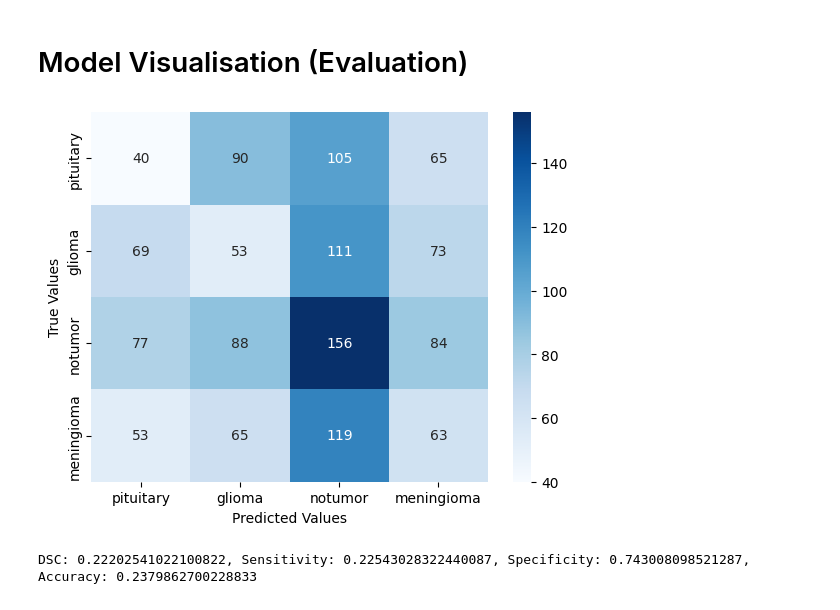
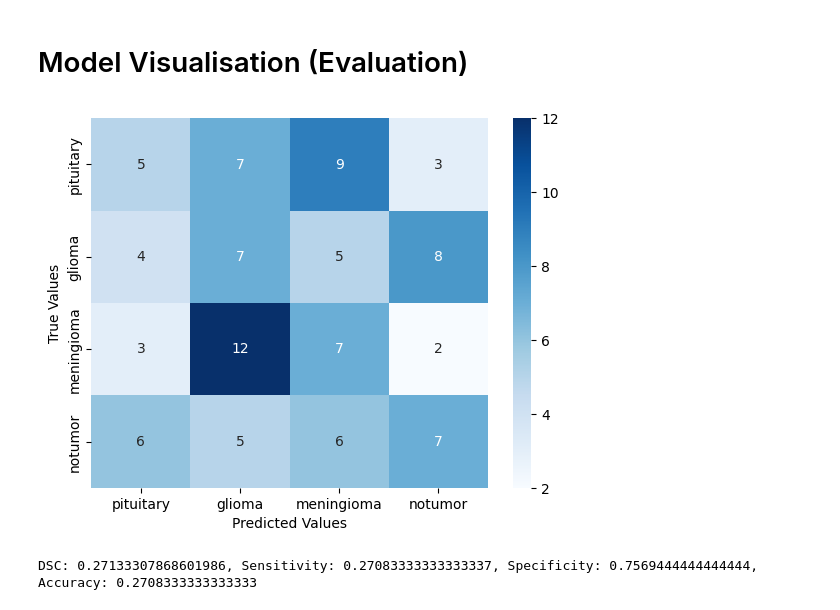
Before and after one commit to Devoalda/CSC3109_Brain_MRI_Classification, a Jupyter notebook: notebooks/VGG16_512.ipynb, the cells around one changed output. Saved outputs shown, nothing was run; the diff lists cells and outputs as text; code cells hidden in the pictures.

Commit message:
feat(VGG16 model): Updated vgg16 notebook

```diff
--- a/notebooks/VGG16_512.ipynb
+++ b/notebooks/VGG16_512.ipynb
@@ -11,8 +11,11 @@ import matplotlib.pyplot as plt
 import numpy as np
 from keras.preprocessing.image import ImageDataGenerator
 from keras.models import load_model
+from keras.utils import plot_model
+
 import seaborn as sns
 import pandas as pd
+
 
 
 # Print gpus
@@ -20,7 +23,7 @@ gpus = tf.config.experimental.list_physical_devices('GPU')
 print("Num GPUs Available: ", len(gpus))
 
 model_dir = './models/'
-model_file = model_dir + 'vg16_trf_learning.keras'
+model_file = model_dir + 'vg16_trf_learning_preprocessed.keras'
 # %% [output]
 Keras = 2.15.0
 Num GPUs Available:  1
@@ -326,17 +327,17 @@ plt.show()
 # Validate the model with test data
 
 model = keras.models.load_model(model_file)
-model.evaluate(validation_generator)
+model.evaluate(test_generator)
 
 # Predict the output
-predictions = model.predict(validation_generator)
+predictions = model.predict(test_generator)
 predictions = np.argmax(predictions, axis=1)
 
 # Predict and Display image using matplotlib
 plt.figure(figsize=(20, 20))
 for i in range(9):
     plt.subplot(3, 3, i + 1)
-    for X_batch, Y_batch in validation_generator:
+    for X_batch, Y_batch in test_generator:
         image = X_batch[0]
         # Print Class
         plt.title("Predicted: " + classes[predictions[i]] + "\nActual: " + classes[np.argmax(Y_batch[i])])
@@ -352,13 +353,13 @@ for i in range(9):
 # %%
 import seaborn as sns
 from sklearn.metrics import confusion_matrix
 
-cm = confusion_matrix(validation_generator.classes, predictions)
+cm = confusion_matrix(test_generator.classes, predictions)
 sns.heatmap(cm, annot=True, fmt='g', cmap='Blues', xticklabels=classes, yticklabels=classes)
 plt.xlabel('Predicted Values')
 plt.ylabel('True Values');
 # %% [output]
-[figure, old version]
+[figure, new version]
 # %%
 from sklearn.metrics import confusion_matrix, accuracy_score
 
@@ -376,7 +377,7 @@ def calculate_metrics(y_true, y_pred):
     return dsc, sensitivity, specificity, accuracy
 
 # Usage:
-dsc, sensitivity, specificity, accuracy = calculate_metrics(validation_generator.classes, predictions)
+dsc, sensitivity, specificity, accuracy = calculate_metrics(test_generator.classes, predictions)
 print(f"DSC: {dsc}, Sensitivity: {sensitivity}, Specificity: {specificity}, Accuracy: {accuracy}")
 # %% [output]
-DSC: 0.22202541022100822, Sensitivity: 0.22543028322440087, Specificity: 0.743008098521287, Accuracy: 0.2379862700228833
+DSC: 0.27133307868601986, Sensitivity: 0.27083333333333337, Specificity: 0.7569444444444444, Accuracy: 0.2708333333333333
```
Also changed, not shown: parts of 11 cells of this notebook, 1 other file.
